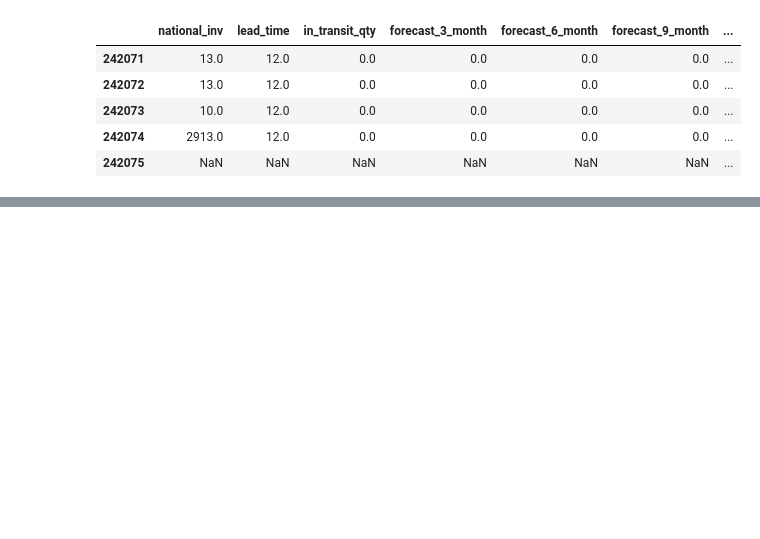
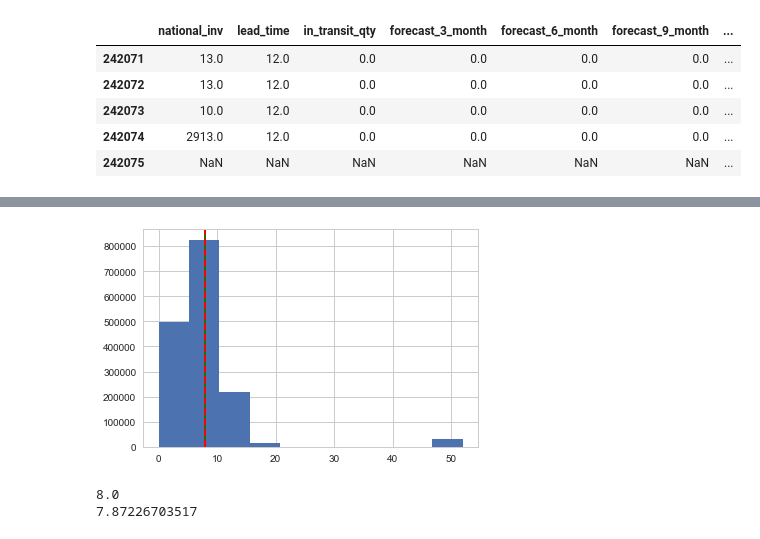
Before and after one commit to BenedictusAryo/classification_backorderPrediction_project, a Jupyter notebook: eda_BackorderPrediction_ver02.ipynb, the cells around one changed output, grey strips where cells are left out. Saved outputs shown, nothing was run; the diff lists cells and outputs as text; code cells hidden in the pictures; blank space fills up the shorter version.

```diff
--- a/eda_BackorderPrediction_ver02.ipynb
+++ b/eda_BackorderPrediction_ver02.ipynb
@@ -244,5 +240,0 @@ went_on_backorder
-# %%
-for c, dtype in zip(train.columns, train.dtypes):
-    if dtype == np.float64:
-        train[c] = train[c].astype(np.float32)
-train.info(verbose=False)
@@ -306,0 +292,17 @@ test[object_cols].tail()
+# %%
+plt.figure(1)
+train.lead_time.hist()
+plt.axvline(train.lead_time.median(),
+            color="green",
+            linewidth=2.0)
+plt.axvline(train.lead_time.mean(),
+            color="red",
+            linestyle='dashed',
+            linewidth=2.0)
+plt.show()
+print(train.lead_time.median())
+print(train.lead_time.mean())
+# %% [output]
+[figure, added]
+8.0
+7.87226703517
```
Also changed, not shown: parts of 31 cells of this notebook.
